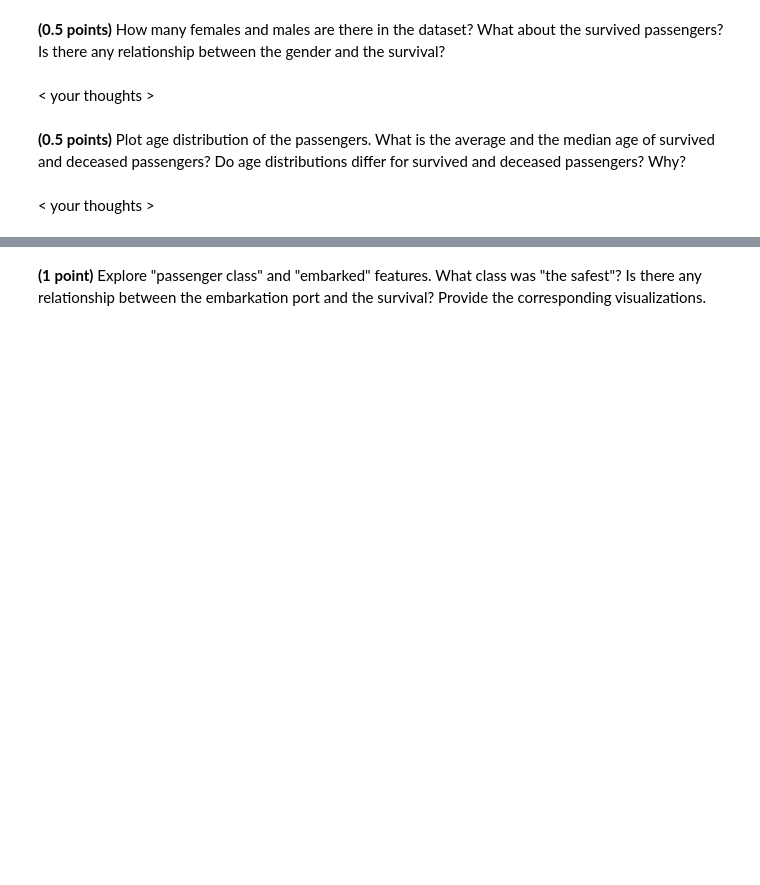
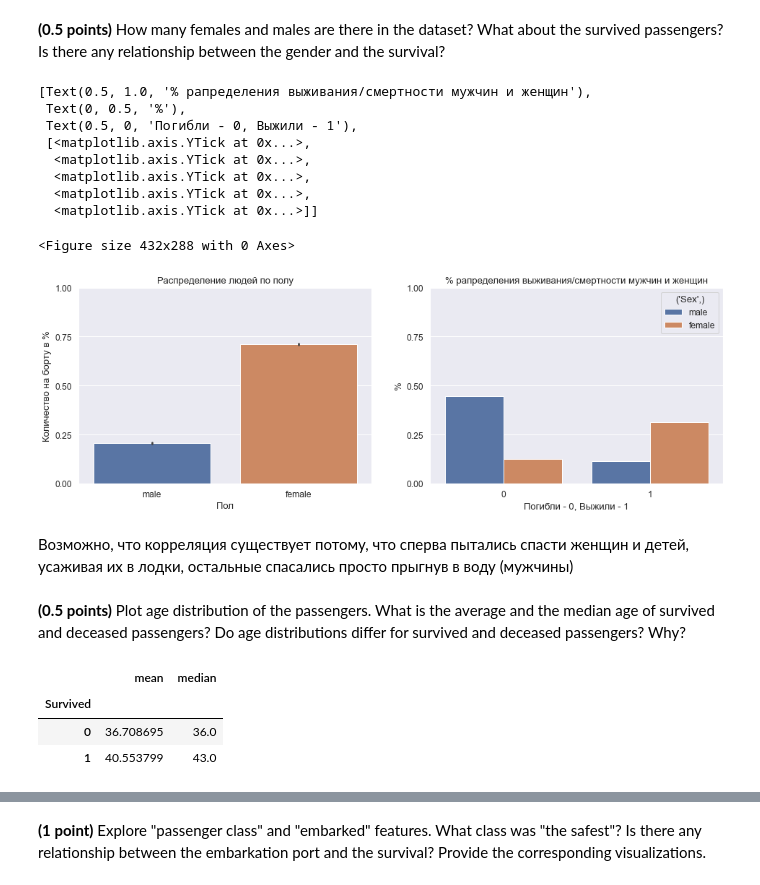
Before and after one commit to ex4ce/homework, a Jupyter notebook: hw_classification.ipynb, the cells around one changed output, grey strips where cells are left out. Cells and saved outputs as stored; diff of their text form; code cells hidden in the pictures; blank space fills up the shorter version.

```diff
--- a/hw_classification.ipynb
+++ b/hw_classification.ipynb
@@ -545,4 +560,28 @@ data.head()
-# %% [markdown]
-< your thoughts >
+# %%
+## your code
+%matplotlib inline
+df_sex = data[['Survived','Sex']].value_counts(normalize=True).reset_index()
+df_sex.columns = [['Survived','Sex','Survived_perc']]
+plt.subplots_adjust(wspace=5,hspace=5)
+plt.figure(figsize=(16,5))
+plt.subplot(1,2,1)
+sns.barplot(x = data.Sex,y=data.Survived).set(title='Распределение людей по полу',\
+                                              ylabel='Количество на борту в %',xlabel='Пол',yticks=np.linspace(0,1,5))
+plt.subplot(1,2,2)
+sns.barplot(x=df_sex.iloc[:,0],y=df_sex.iloc[:,2],hue=df_sex.iloc[:,1]).set(title='% рапределения выживания/смертности мужчин и женщин',\
+                                         ylabel='%',xlabel='Погибли - 0, Выжили - 1' ,yticks=np.linspace(0,1,5))
+# %% [output]
+[Text(0.5, 1.0, '% рапределения выживания/смертности мужчин и женщин'),
+ Text(0, 0.5, '%'),
+ Text(0.5, 0, 'Погибли - 0, Выжили - 1'),
+ [<matplotlib.axis.YTick at 0x...>,
+  <matplotlib.axis.YTick at 0x...>,
+  <matplotlib.axis.YTick at 0x...>,
+  <matplotlib.axis.YTick at 0x...>,
+  <matplotlib.axis.YTick at 0x...>]]
+<Figure size 432x288 with 0 Axes>
+[figure, added]
+# %% [markdown]
+Возможно, что корреляция существует потому, что сперва пытались спасти женщин и детей, усаживая их в лодки, остальные спасались просто прыгнув в воду (мужчины)
 # %% [markdown]
 **(0.5 points)** Plot age distribution of the passengers. What is the average and the median age of survived and deceased passengers? Do age distributions differ for survived and deceased passengers? Why?
@@ -551,2 +588,8 @@ data.head()
-# %% [markdown]
-< your thoughts >
+# %%
+#Display median and mean age for survived/not survived passangers
+data.groupby(by='Survived').agg(['mean','median'])['Age']
+# %% [output]
+|  | mean | median |
+| Survived |  |  |
+| 0 | 36.708695 | 36.0 |
+| 1 | 40.553799 | 43.0 |
```
Also changed, not shown: parts of 38 cells of this notebook.
